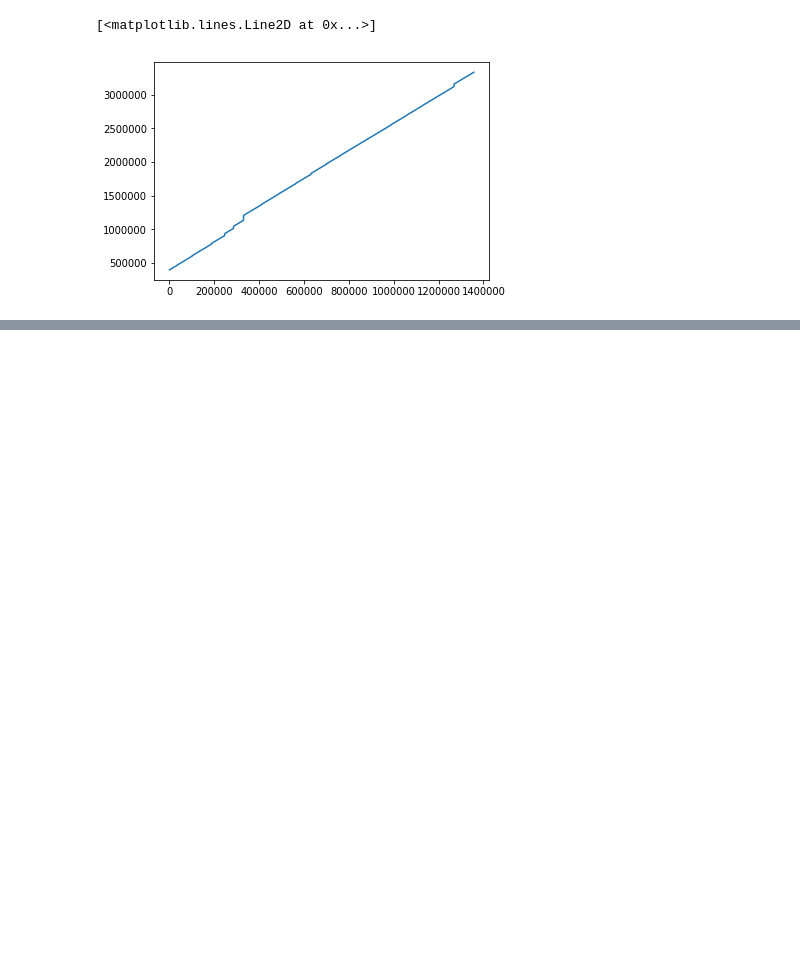
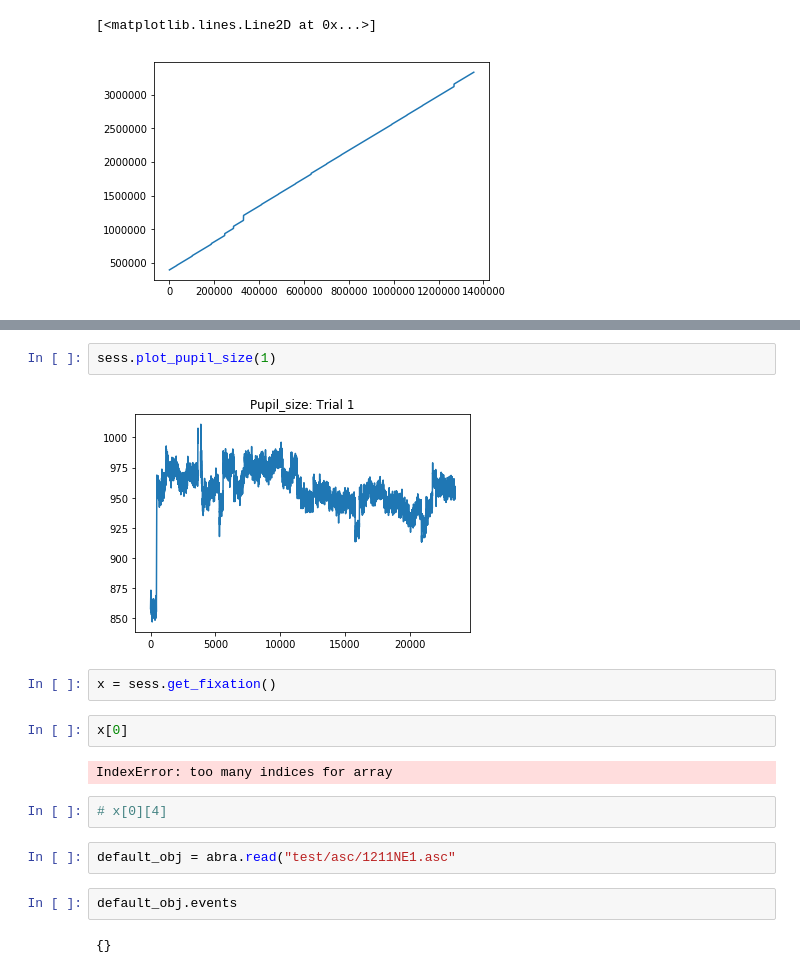
Before and after one commit to abra-eyetracking/abra-eyetracking, a Jupyter notebook: tutorial.ipynb, the cells around one changed output, grey strips where cells are left out. Drawn from its saved outputs; the diff is of its cells as text; blank space fills up the shorter version.

```diff
--- a/tutorial.ipynb
+++ b/tutorial.ipynb
@@ -205,0 +225,18 @@ plt.plot(cleaned_abra.timestamps)
+# %%
+sess.plot_pupil_size(1)
+# %% [output]
+[figure, added]
+# %%
+x = sess.get_fixation()
+# %%
+x[0]
+# %% [output]
+IndexError: too many indices for array
+# %%
+# x[0][4]
+# %%
+default_obj = abra.read("test/asc/1211NE1.asc"
+# %%
+default_obj.events
+# %% [output]
+{}
```
Also changed, not shown: parts of 7 cells of this notebook, 3 other files.
